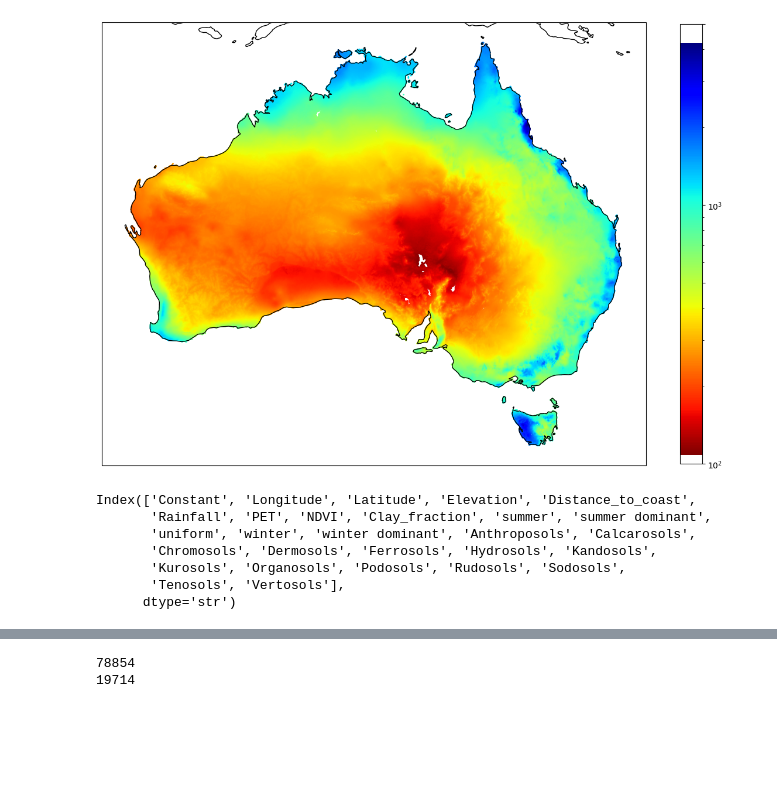
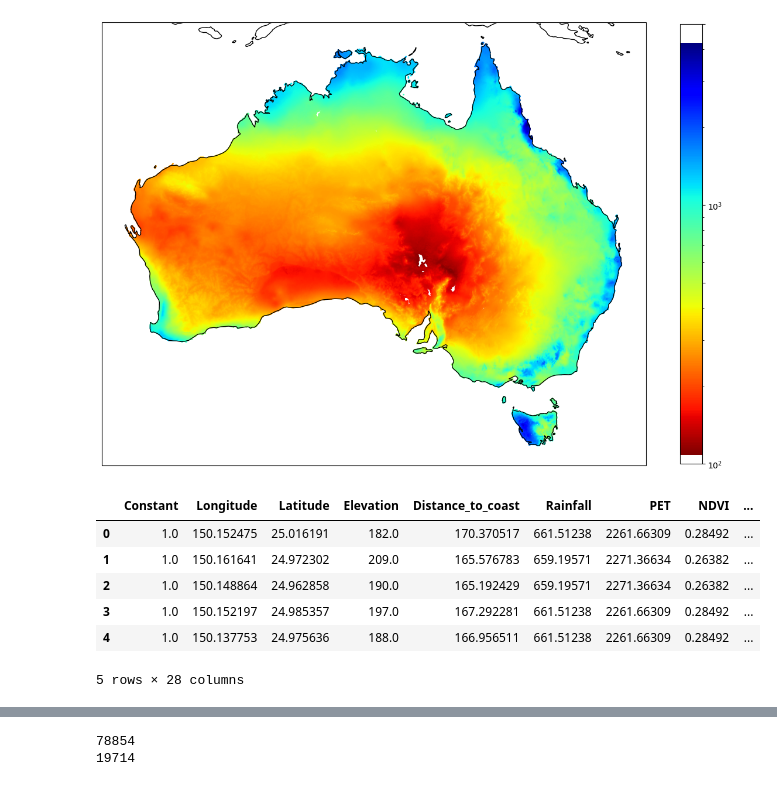
Before and after one commit to Matei-Stoica-Uni/Capstone-Case-Study---Australia, a Jupyter notebook: AUS_gw_recharge_capstonecasestudy.ipynb, the cells around one changed output, grey strips where cells are left out. Saved outputs shown, nothing was run; the diff lists cells and outputs as text; code cells hidden in the pictures; blank space fills up the shorter version.

```diff
--- a/AUS_gw_recharge_capstonecasestudy.ipynb
+++ b/AUS_gw_recharge_capstonecasestudy.ipynb
@@ -280,21 +307,21 @@ boredata_vars = boredata.drop(['Bore_ID', 'State', 'Seasonal_rainfall_zone', 'So
 # %%
 ## simple linear model using all variables including categorical (useing onehot encoding)
 
-y=np.array(boredata_nostr['Recharge_rate'])
-boredata_all = boredata_nostr.join(boredata_onehot)
-X_all_variables = pd.DataFrame(np.array([1]*len(boredata_all)),columns=['Constant'])
-X_all_variables = X_all_variables.join(boredata_all)
-X_all_variables = X_all_variables.drop(labels=['Recharge_rate'], axis=1)
+y=np.array(boredata_tidy['Recharge_rate'])
+# boredata_all = boredata_nostr.join(boredata_onehot)
+X_all_variables = pd.DataFrame(np.array([1]*len(boredata_tidy)),columns=['Constant'])
+X_all_variables = X_all_variables.join(boredata_tidy)
+X_all_variables = X_all_variables.drop(labels=['Recharge_rate', 'Soil_class'], axis=1)
 X_all_variables = X_all_variables.astype(float)
-X_all_variables.columns
+X_all_variables.head()
 # %% [output]
+|  | Constant | Longitude | Latitude | Elevation | Distance_to_coast | Rainfall | PET | NDVI | ... |
+| 0 | 1.0 | 150.152475 | 25.016191 | 182.0 | 170.370517 | 661.51238 | 2261.66309 | 0.28492 | ... |
+| 1 | 1.0 | 150.161641 | 24.972302 | 209.0 | 165.576783 | 659.19571 | 2271.36634 | 0.26382 | ... |
+| 2 | 1.0 | 150.148864 | 24.962858 | 190.0 | 165.192429 | 659.19571 | 2271.36634 | 0.26382 | ... |
+| 3 | 1.0 | 150.152197 | 24.985357 | 197.0 | 167.292281 | 661.51238 | 2261.66309 | 0.28492 | ... |
+| 4 | 1.0 | 150.137753 | 24.975636 | 188.0 | 166.956511 | 661.51238 | 2261.66309 | 0.28492 | ... |
-Index(['Constant', 'Longitude', 'Latitude', 'Elevation', 'Distance_to_coast',
-       'Rainfall', 'PET', 'NDVI', 'Clay_fraction', 'summer', 'summer dominant',
-       'uniform', 'winter', 'winter dominant', 'Anthroposols', 'Calcarosols',
-       'Chromosols', 'Dermosols', 'Ferrosols', 'Hydrosols', 'Kandosols',
-       'Kurosols', 'Organosols', 'Podosols', 'Rudosols', 'Sodosols',
-       'Tenosols', 'Vertosols'],
-      dtype='str')
+5 rows × 28 columns
 # %%
 model_multi = sm.OLS(np.log(y), X_all_variables)
 results = model_multi.fit()
```
Also changed, not shown: parts of 17 cells of this notebook.
